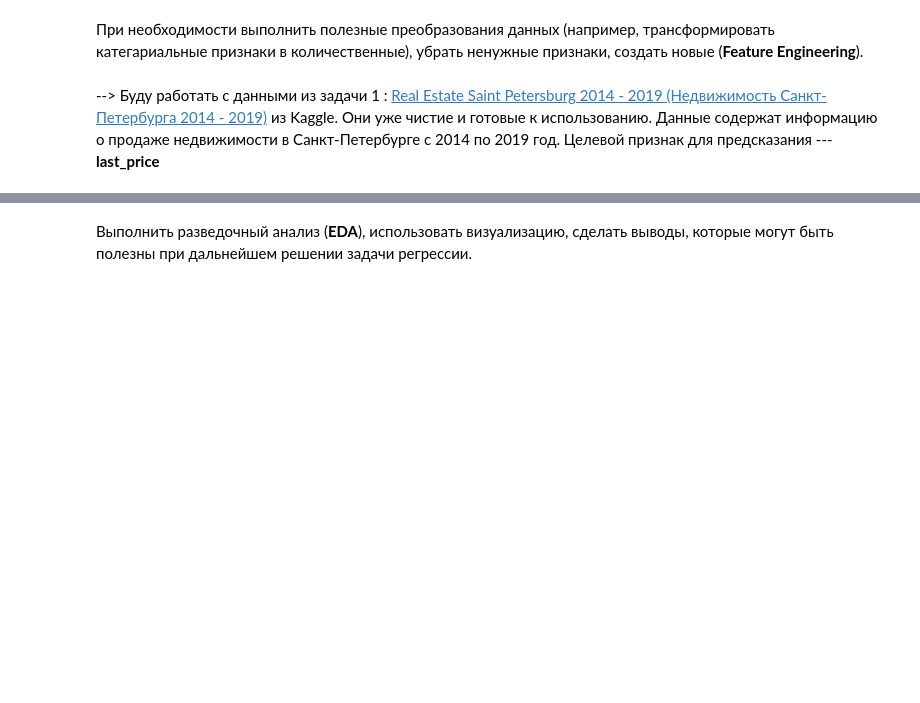
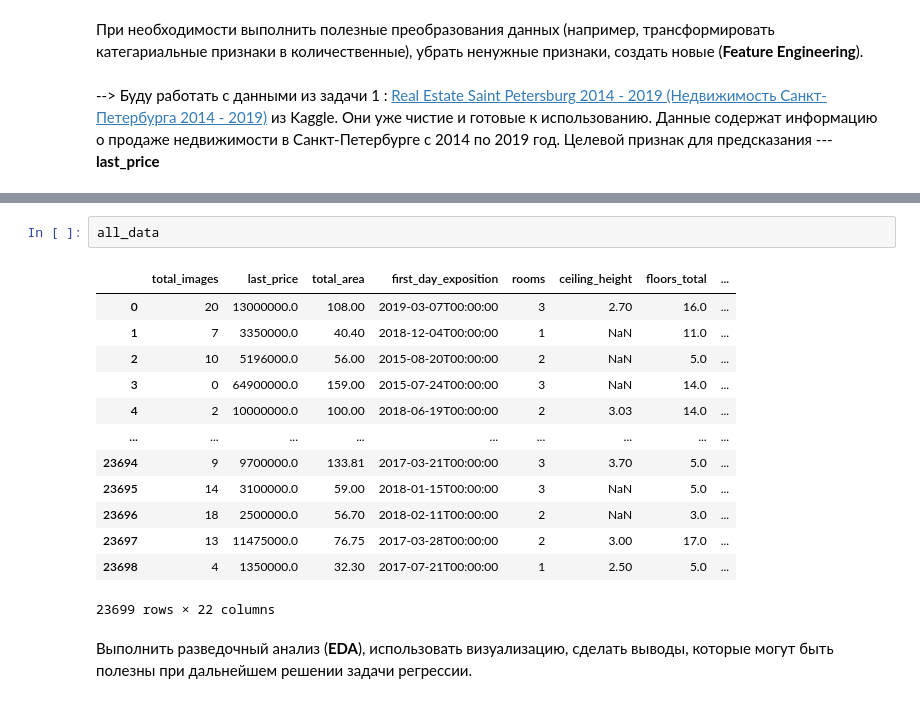
Before and after one commit to sabahoth01/Machine-learning-tasks, a Jupyter notebook: task2.ipynb, the cells around one changed output, grey strips where cells are left out. Drawn from its saved outputs; the diff is of its cells as text; blank space fills up the shorter version.

Commit message:
updated data

```diff
--- a/task2.ipynb
+++ b/task2.ipynb
@@ -193,6 +193,22 @@ ponds_around3000       5518.0  0.0
 ponds_nearest         14589.0  0.0
 days_exposition        3181.0  NaN
 price_per_area            NaN  0.0
+# %%
+all_data
+# %% [output]
+|  | total_images | last_price | total_area | first_day_exposition | rooms | ceiling_height | floors_total | ... |
+| 0 | 20 | 13000000.0 | 108.00 | 2019-03-07T00:00:00 | 3 | 2.70 | 16.0 | ... |
+| 1 | 7 | 3350000.0 | 40.40 | 2018-12-04T00:00:00 | 1 | NaN | 11.0 | ... |
+| 2 | 10 | 5196000.0 | 56.00 | 2015-08-20T00:00:00 | 2 | NaN | 5.0 | ... |
+| 3 | 0 | 64900000.0 | 159.00 | 2015-07-24T00:00:00 | 3 | NaN | 14.0 | ... |
+| 4 | 2 | 10000000.0 | 100.00 | 2018-06-19T00:00:00 | 2 | 3.03 | 14.0 | ... |
+| ... | ... | ... | ... | ... | ... | ... | ... | ... |
+| 23694 | 9 | 9700000.0 | 133.81 | 2017-03-21T00:00:00 | 3 | 3.70 | 5.0 | ... |
+| 23695 | 14 | 3100000.0 | 59.00 | 2018-01-15T00:00:00 | 3 | NaN | 5.0 | ... |
+| 23696 | 18 | 2500000.0 | 56.70 | 2018-02-11T00:00:00 | 2 | NaN | 3.0 | ... |
+| 23697 | 13 | 11475000.0 | 76.75 | 2017-03-28T00:00:00 | 2 | 3.00 | 17.0 | ... |
+| 23698 | 4 | 1350000.0 | 32.30 | 2017-07-21T00:00:00 | 1 | 2.50 | 5.0 | ... |
+23699 rows × 22 columns
 # %% [markdown]
 Выполнить разведочный анализ (**EDA**), использовать визуализацию, сделать выводы, которые могут быть полезны при дальнейшем решении задачи регрессии.
 # %%
```
Also changed, not shown: parts of 7 cells of this notebook, 6 other files.
